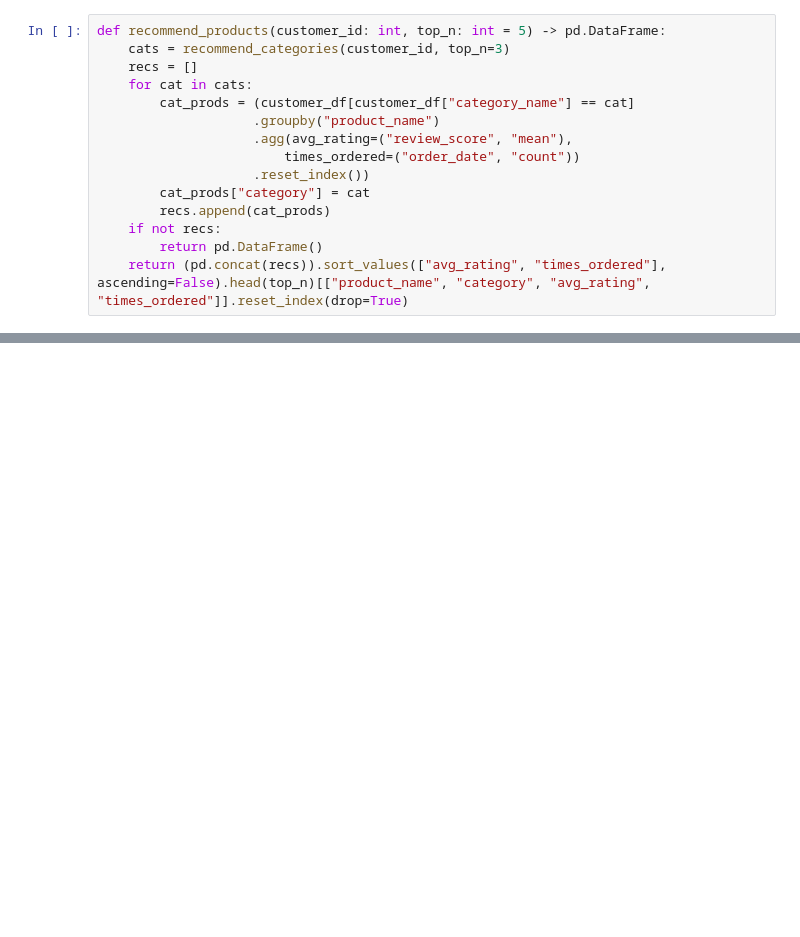
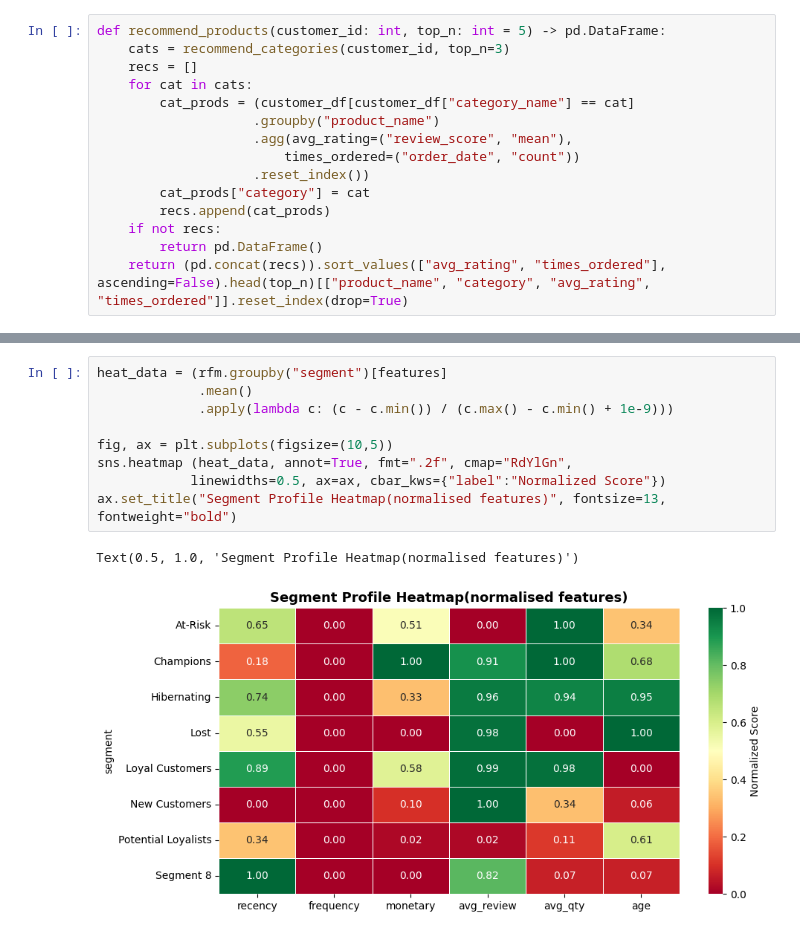
Before and after one commit to datajav/ecommerce-data-visualization-project, a Jupyter notebook: notebook/customer_analytics.ipynb, the cells around one changed output, grey strips where cells are left out. Cells and saved outputs as stored; diff of their text form; blank space fills up the shorter version.

```diff
--- a/notebook/customer_analytics.ipynb
+++ b/notebook/customer_analytics.ipynb
@@ -177,0 +229,12 @@ def recommend_products(customer_id: int, top_n: int = 5) -> pd.DataFrame:
+# %%
+heat_data = (rfm.groupby("segment")[features]
+             .mean()
+             .apply(lambda c: (c - c.min()) / (c.max() - c.min() + 1e-9)))
+
+fig, ax = plt.subplots(figsize=(10,5))
+sns.heatmap (heat_data, annot=True, fmt=".2f", cmap="RdYlGn",
+            linewidths=0.5, ax=ax, cbar_kws={"label":"Normalized Score"})
+ax.set_title("Segment Profile Heatmap(normalised features)", fontsize=13, fontweight="bold")
+# %% [output]
+Text(0.5, 1.0, 'Segment Profile Heatmap(normalised features)')
+[figure, added]
```
Also changed, not shown: parts of 5 cells of this notebook.
